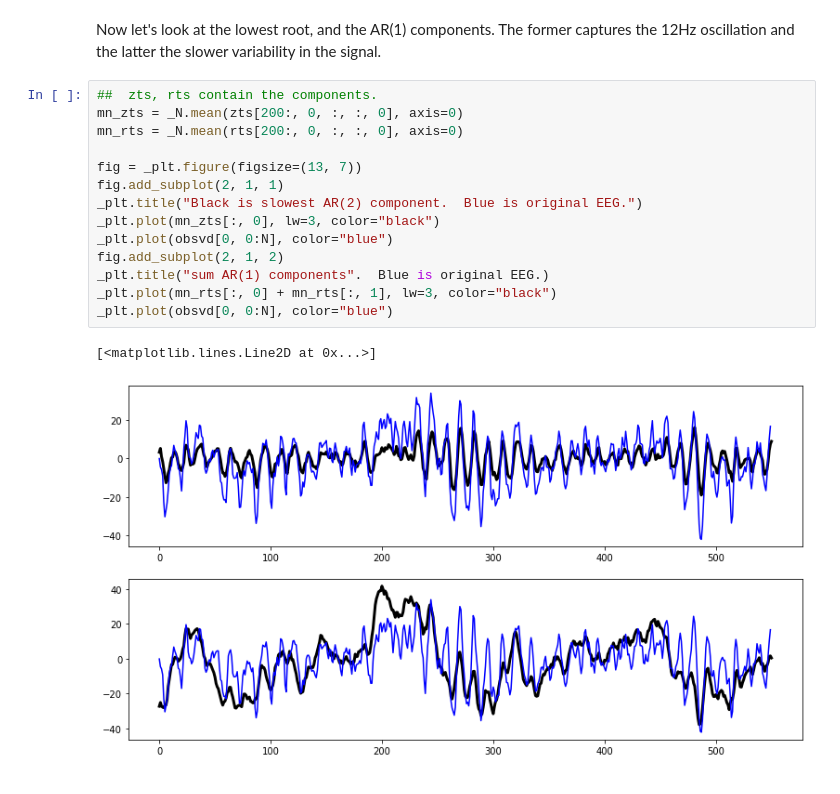
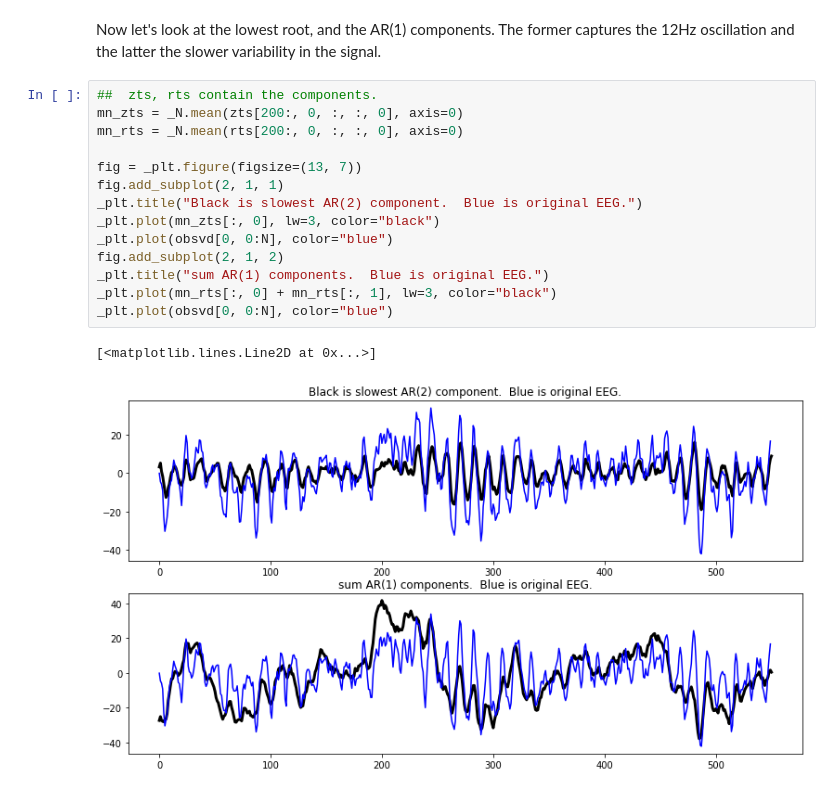
Before and after one commit to AraiKensuke/LOST, a Jupyter notebook: Notebooks/ARdecomposition.ipynb, the cells around one changed output. Drawn from its saved outputs; the diff is of its cells as text.

```diff
--- a/Notebooks/ARdecomposition.ipynb
+++ b/Notebooks/ARdecomposition.ipynb
@@ -290,17 +314,17 @@ Now let's look at the lowest root, and the AR(1) components.  The former capture
 # %%
 ##  zts, rts contain the components.
 mn_zts = _N.mean(zts[200:, 0, :, :, 0], axis=0)
 mn_rts = _N.mean(rts[200:, 0, :, :, 0], axis=0)
 
 fig = _plt.figure(figsize=(13, 7))
 fig.add_subplot(2, 1, 1)
 _plt.title("Black is slowest AR(2) component.  Blue is original EEG.")
 _plt.plot(mn_zts[:, 0], lw=3, color="black")
 _plt.plot(obsvd[0, 0:N], color="blue")
 fig.add_subplot(2, 1, 2)
-_plt.title("sum AR(1) components".  Blue is original EEG.)
+_plt.title("sum AR(1) components.  Blue is original EEG.")
 _plt.plot(mn_rts[:, 0] + mn_rts[:, 1], lw=3, color="black")
 _plt.plot(obsvd[0, 0:N], color="blue")
 # %% [output]
 [<matplotlib.lines.Line2D at 0x...>]
-[figure, old version]
+[figure, new version]
```
Also changed, not shown: parts of 2 cells of this notebook.
